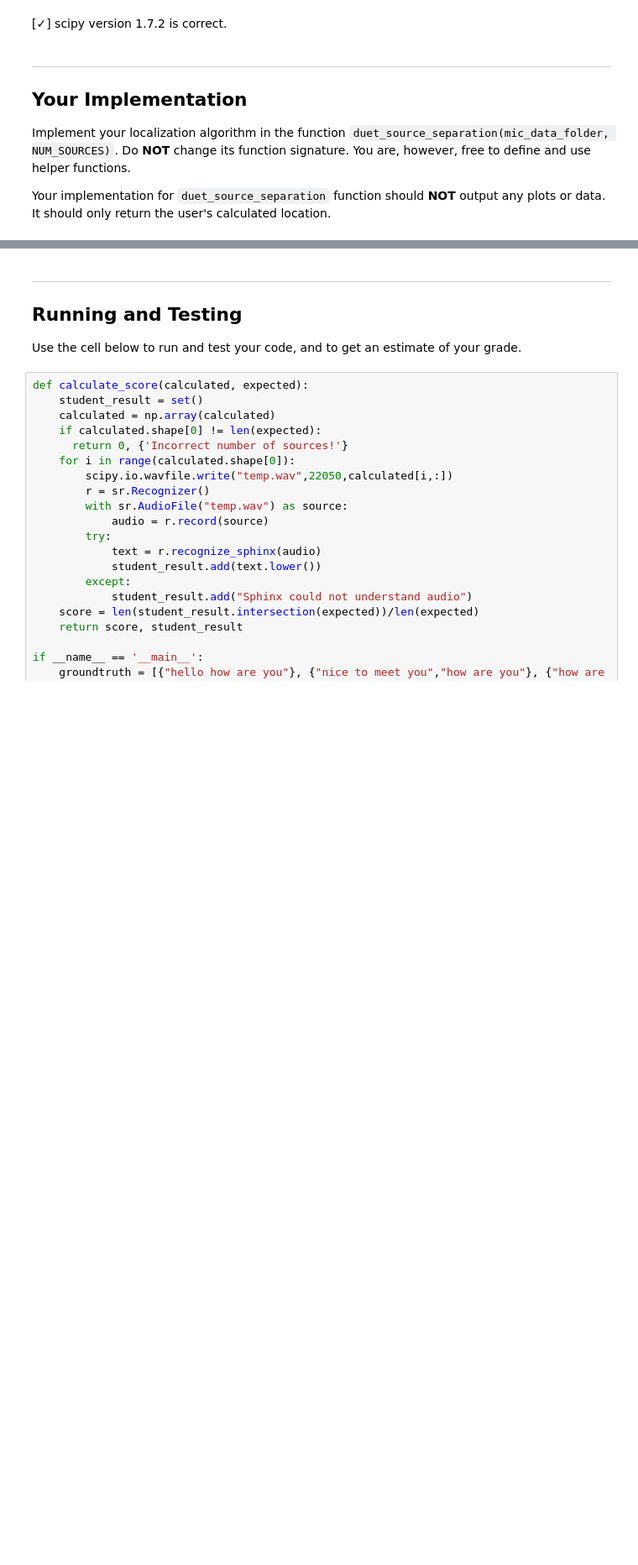
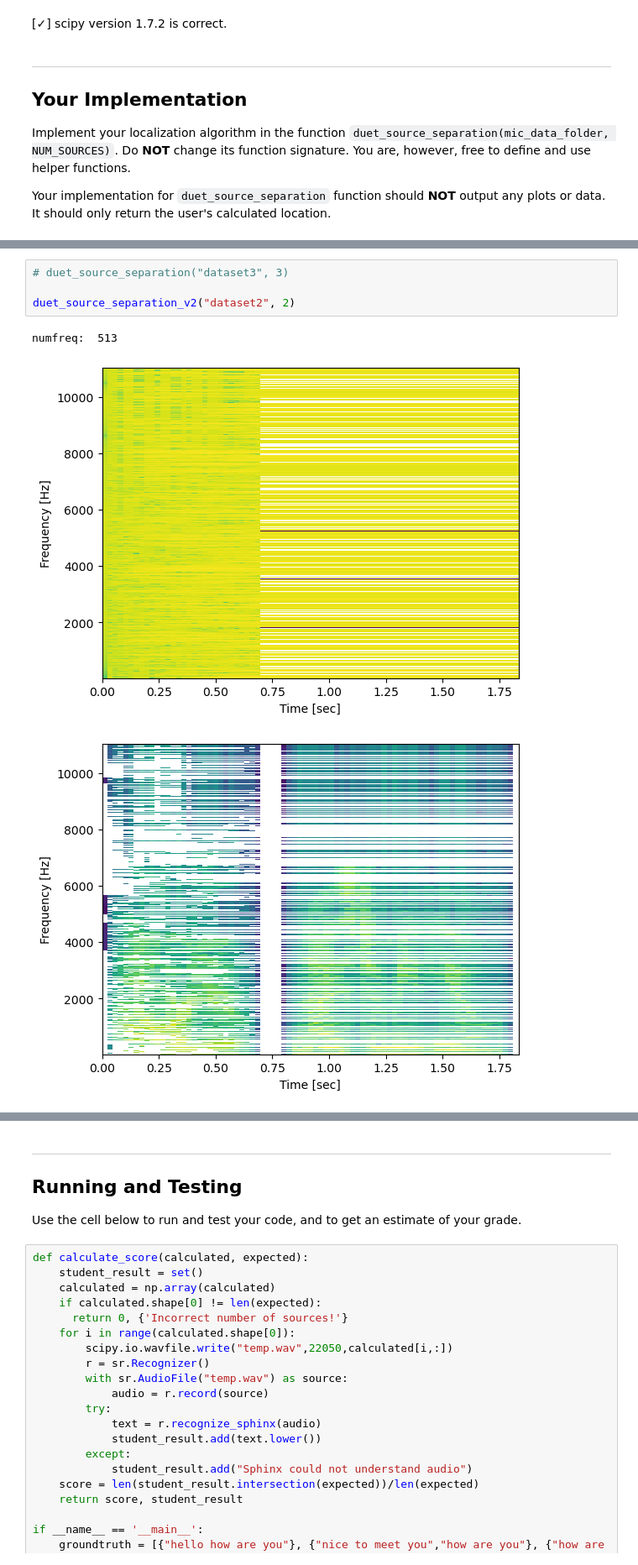
Before and after one commit to rutvikts/ECE434_SP24, a Jupyter notebook: MP2_DUET/MP2.ipynb, the cells around one changed output, grey strips where cells are left out. Shown: that part at 84% size. Cells and saved outputs as stored; diff of their text form; blank space fills up the shorter version.

Commit message:
pushing progress, duet still incomplete

```diff
--- a/MP2_DUET/MP2.ipynb
+++ b/MP2_DUET/MP2.ipynb
@@ -234,0 +346,8 @@ ImportError: cannot import name 'ShortTimeFFT' from 'scipy.signal' (/opt/homebre
+# %%
+# duet_source_separation("dataset3", 3)
+
+duet_source_separation_v2("dataset2", 2)
+# %% [output]
+numfreq:  513
+[figure, added]
+[figure, added]
```
Also changed, not shown: parts of 7 cells of this notebook, 1 other file.
